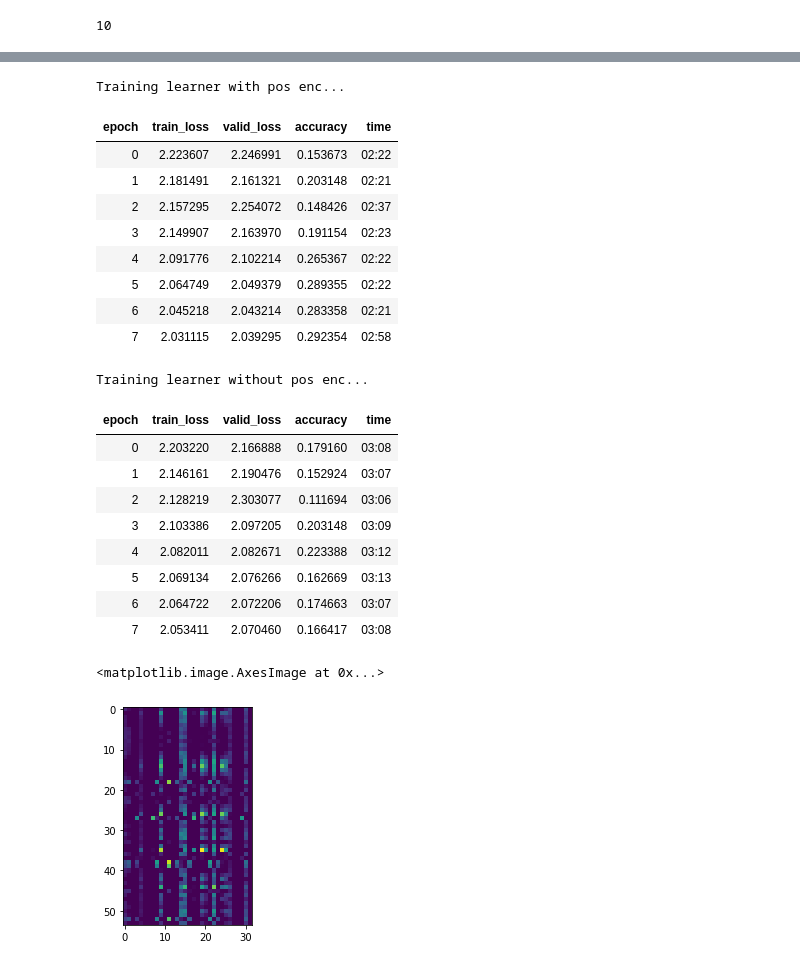
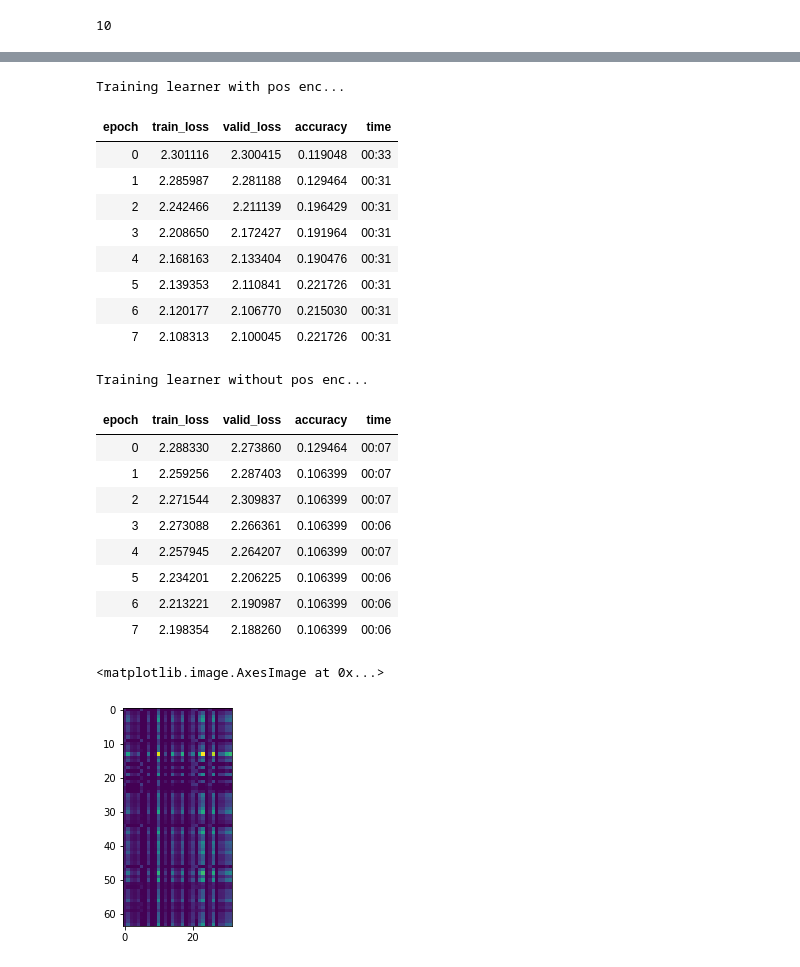
Before and after one commit to earthspecies/library, a Jupyter notebook: egyptian_fruit_bat/efb_context_labeler_pos_enc_comparison.ipynb, the cells around one changed output, grey strips where cells are left out. Drawn from its saved outputs; the diff is of its cells as text; code cells hidden in the pictures.

```diff
--- a/egyptian_fruit_bat/efb_context_labeler_pos_enc_comparison.ipynb
+++ b/egyptian_fruit_bat/efb_context_labeler_pos_enc_comparison.ipynb
@@ -146,7 +147,7 @@ dls = DataBlock(blocks = (ImageBlock, CategoryBlock),
                get_x = get_x,
                get_y = get_y,
                splitter = RandomSplitter(seed = 42)).dataloaders(path,
-                                                                 bs = 64)
+                                                                 bs = 128)
 # %%
 dls.c
 # %% [output]
@@ -241,6 +242,12 @@ class res_model(Module):
                      nn.ReLU(inplace = True),
                      nn.Linear(in_features = 64,
                                out_features = 32),
+                     nn.ReLU(inplace = True),
+                     nn.Linear(in_features = 32,
+                               out_features = 32),
+                     nn.ReLU(inplace = True),
+                     nn.Linear(in_features = 32,
+                               out_features = 32),
                      nn.ReLU(inplace = True)
                      )
 
@@ -264,5 +271,5 @@ class res_model(Module):
         x = self.classifier(x)
         return x
 # %%
-learner = Learner(dls, res_model(), metrics = accuracy)
+pe_learner = Learner(dls, res_model(), metrics = accuracy)
 no_pe_learner = Learner(dls, res_model(with_pos_enc = False), metrics = accuracy)
@@ -278,36 +276,37 @@ SuggestedLRs(lr_min=0.005754399299621582, lr_steep=0.019054606556892395)
 # %%
-plot_top_losses("Training learner with pos enc...")
-learner.fit_one_cycle(8, 1e-2)
-print("Training learner without pos enc...")
+print("Training learner with pos enc...\n")
+pe_learner.fit_one_cycle(8, 1e-3)
+print("Training learner without pos enc...\n")
 no_pe_learner.fit_one_cycle(8, 1e-2)
 # %% [output]
 Training learner with pos enc...
 | epoch | train_loss | valid_loss | accuracy | time |
-| 0 | 2.223607 | 2.246991 | 0.153673 | 02:22 |
-| 1 | 2.181491 | 2.161321 | 0.203148 | 02:21 |
-| 2 | 2.157295 | 2.254072 | 0.148426 | 02:37 |
-| 3 | 2.149907 | 2.163970 | 0.191154 | 02:23 |
-| 4 | 2.091776 | 2.102214 | 0.265367 | 02:22 |
-| 5 | 2.064749 | 2.049379 | 0.289355 | 02:22 |
-| 6 | 2.045218 | 2.043214 | 0.283358 | 02:21 |
-| 7 | 2.031115 | 2.039295 | 0.292354 | 02:58 |
+| 0 | 2.301116 | 2.300415 | 0.119048 | 00:33 |
+| 1 | 2.285987 | 2.281188 | 0.129464 | 00:31 |
+| 2 | 2.242466 | 2.211139 | 0.196429 | 00:31 |
+| 3 | 2.208650 | 2.172427 | 0.191964 | 00:31 |
+| 4 | 2.168163 | 2.133404 | 0.190476 | 00:31 |
+| 5 | 2.139353 | 2.110841 | 0.221726 | 00:31 |
+| 6 | 2.120177 | 2.106770 | 0.215030 | 00:31 |
+| 7 | 2.108313 | 2.100045 | 0.221726 | 00:31 |
 Training learner without pos enc...
 | epoch | train_loss | valid_loss | accuracy | time |
-| 0 | 2.203220 | 2.166888 | 0.179160 | 03:08 |
-| 1 | 2.146161 | 2.190476 | 0.152924 | 03:07 |
-| 2 | 2.128219 | 2.303077 | 0.111694 | 03:06 |
-| 3 | 2.103386 | 2.097205 | 0.203148 | 03:09 |
-| 4 | 2.082011 | 2.082671 | 0.223388 | 03:12 |
-| 5 | 2.069134 | 2.076266 | 0.162669 | 03:13 |
-| 6 | 2.064722 | 2.072206 | 0.174663 | 03:07 |
-| 7 | 2.053411 | 2.070460 | 0.166417 | 03:08 |
+| 0 | 2.288330 | 2.273860 | 0.129464 | 00:07 |
+| 1 | 2.259256 | 2.287403 | 0.106399 | 00:07 |
+| 2 | 2.271544 | 2.309837 | 0.106399 | 00:07 |
+| 3 | 2.273088 | 2.266361 | 0.106399 | 00:06 |
+| 4 | 2.257945 | 2.264207 | 0.106399 | 00:07 |
+| 5 | 2.234201 | 2.206225 | 0.106399 | 00:06 |
+| 6 | 2.213221 | 2.190987 | 0.106399 | 00:06 |
+| 7 | 2.198354 | 2.188260 | 0.106399 | 00:06 |
 # %%
 #here's how we can grab the linear layer's output:
-layer_outputs = np.array(learner.model.linear_layer_output)
+
+layer_outputs = np.array(pe_learner.model.linear_layer_output.cpu().detach().numpy())
 plt.imshow(layer_outputs)
 # %% [output]
 <matplotlib.image.AxesImage at 0x...>
-[figure, old version]
+[figure, new version]
 # %%
 from tqdm import trange
 
```
Also changed, not shown: parts of 9 cells of this notebook.
